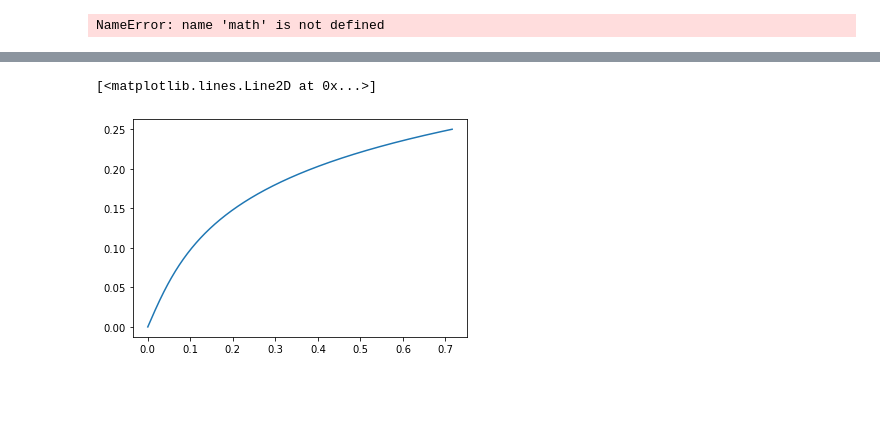
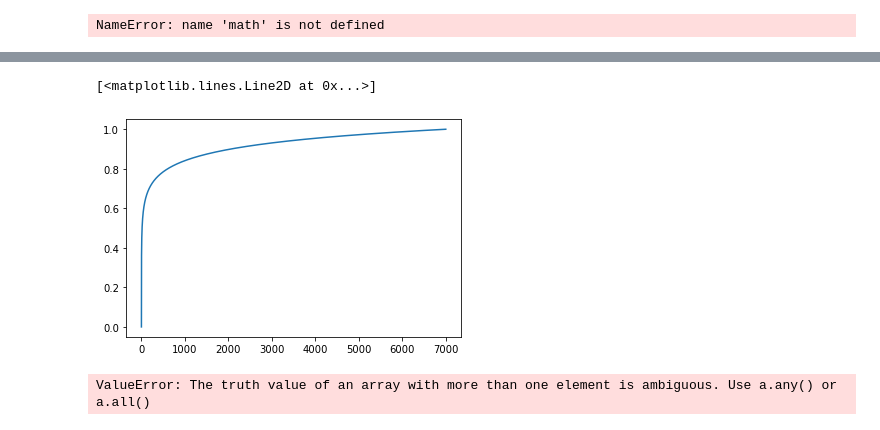
Before and after one commit to NGFC-Lib/NGFC-Lib, a Jupyter notebook: jupyter/Python_IV_Curve/2_IV_Model_Update/Match_Experimental_Data/BV_models_Errors.ipynb, the cells around one changed output, grey strips where cells are left out. Drawn from its saved outputs; the diff is of its cells as text; code cells hidden in the pictures; blank space fills up the shorter version.

```diff
--- a/jupyter/Python_IV_Curve/2_IV_Model_Update/Match_Experimental_Data/BV_models_Errors.ipynb
+++ b/jupyter/Python_IV_Curve/2_IV_Model_Update/Match_Experimental_Data/BV_models_Errors.ipynb
@@ -74,7 +74,7 @@ NameError: name 'math' is not defined
 #             BV_alpha, BV_prexp, BV_Eact,V_loss=0.0, R_cont=0.0,
 #             DsurfH2th1=0.1, DsurfH2th2=4.51e-5,Fkn=True, d0_am=0.28,d0_cm=0.28, th_e=10)
 # %%
-J=np.linspace(0,0.7,1000)
+J=np.linspace(0,2,1000)
 
 # environment parameters
 R=8.314
@@ -170,5 +170,11 @@ i0=BV_prexp*math.exp(-BV_Eact/R/Tk)
 AA=(F/R/Tk)**2*(-2*BV_alpha+1)*0.5
 BB= F/R/Tk
 CC=-J/i0
+BV=np.zeros(len(CC))
+for i in range(len(CC)):
+    BV[i]= (-BB+math.sqrt((BB**2)-4*AA*CC[i]))/(2*AA)
+
+plt.plot(J,BV)
+
 #explicit Vact from 2nd order Taylor expansion
-BV=(-BB+math.sqrt((BB**2)-4*AA*CC))/(2*AA)
+#BV=(-BB+math.sqrt((BB**2)-4*AA*CC))/(2*AA)
@@ -175,20 +184,20 @@ BV=(-BB+math.sqrt((BB**2)-4*AA*CC))/(2*AA)
 # %%
 #Original BV equation ranging Vact from 0 to 0.25
-#PNNL Original Model
+
 BV_prexp=9.6620275/10
 BV_Eact=3.35955954
 BV_alpha=0.48646415
 i0=BV_prexp*math.exp(-BV_Eact)
-Vact = np.linspace(0,0.25,1000)
+Vact = np.linspace(0,1,1000)
 J=np.zeros(len(Vact))
 
 for i in range(len(J)):
     J[i]=-i0*(math.exp(-BV_alpha*2*Vact[i]*F/R/Tk)-math.exp((1-BV_alpha)*Vact[i]*2*F/R/Tk))
 
 plt.plot(J,Vact)
 # %% [output]
 [<matplotlib.lines.Line2D at 0x...>]
-[figure, old version]
+[figure, new version]
 # %%
 #second expansion+tafel\]
 
@@ -201,3 +210,5 @@ if J/i0 < 4:
     CC=-J/i0
     #explicit Vact from 2nd order Taylor expansion
     BV=(-BB+math.sqrt((BB**2)-4*AA*CC))/(2*AA)
+# %% [output]
+ValueError: The truth value of an array with more than one element is ambiguous. Use a.any() or a.all()
```
Also changed, not shown: parts of 5 cells of this notebook.
